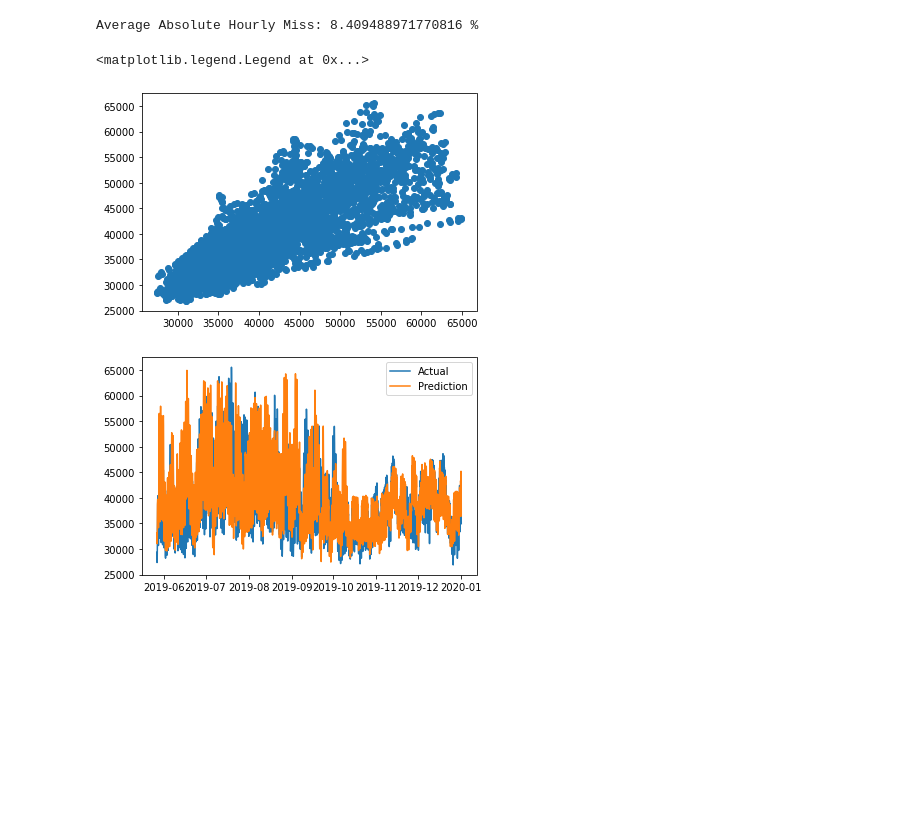
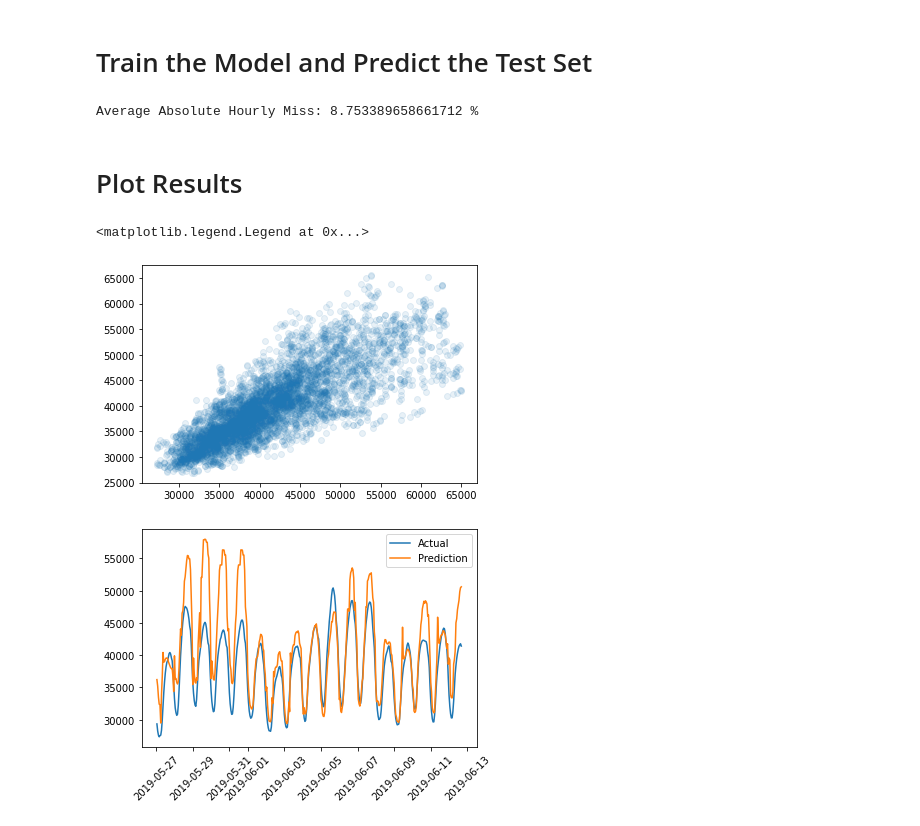
Before and after one commit to grantboggess/TechBrew, a Jupyter notebook: TechBrew_PredictingLoad.ipynb, the cells around one changed output. Drawn from its saved outputs; the diff is of its cells as text; code cells hidden in the pictures; blank space fills up the shorter version.

```diff
--- a/TechBrew_PredictingLoad.ipynb
+++ b/TechBrew_PredictingLoad.ipynb
@@ -64,0 +47,7 @@ loadData.describe()
+# %%
+loadData = pd.read_excel('MISO_Central_Load.xlsx')
+loadData.DTTM = pd.to_datetime(loadData.DTTM)
+weatherData = pd.read_excel('Milwaukee_Weather.xlsx')
+weatherData.time = pd.to_datetime(weatherData.time)
+display(loadData.head())
+display(weatherData.head())
@@ -68,5 +94,6 @@ features['dttm'] = loadData.DTTM
 features['hour'] = loadData.DTTM.dt.hour
 features['dayOfYear'] = loadData.DTTM.dt.dayofyear
 features['dayOfWeek'] = loadData.DTTM.dt.dayofweek
+features = pd.merge_asof(features, weatherData, left_on = 'dttm', right_on = 'time')
 features.head()
 # %% [output]
@@ -98,3 +114,9 @@ X_test = X_test.drop(columns = ['dttm'])
+# %%
+model = RandomForestRegressor(n_estimators = 2)
+# model = LinearRegression()
+# model = SVR()
+# %% [markdown]
+# Train the Model and Predict the Test Set
 # %%
 # Sklearn
 model.fit(X_train, Y_train)
@@ -102,6 +124,6 @@ prediction = model.predict(X_test)
 mae = 100*sum(abs(prediction - Y_test))/sum(Y_test)
 print(f'Average Absolute Hourly Miss: {mae} %')
 # %% [output]
-Average Absolute Hourly Miss: 8.409488971770816 %
+Average Absolute Hourly Miss: 8.753389658661712 %
 # %%
 # Keras
@@ -110,13 +140,16 @@ Average Absolute Hourly Miss: 8.409488971770816 %
 # mae = 100*sum(abs(prediction.ravel() - Y_test))/sum(Y_test)
 # print(f'Average Absolute Hourly Miss: {mae} %')
 # plt.scatter(prediction, Y_test)
+# %% [markdown]
+# Plot Results
 # %%
-plt.scatter(prediction, Y_test)
+plt.scatter(prediction, Y_test, alpha = 0.1)
 plt.figure()
-plt.plot(testTime, Y_test)
-plt.plot(testTime, prediction)
+plt.plot(testTime[0:400], Y_test[0:400])
+plt.plot(testTime[0:400], prediction[0:400])
+plt.xticks(rotation = 45)
 plt.legend(['Actual', 'Prediction'])
 # %% [output]
 <matplotlib.legend.Legend at 0x...>
-[figure, old version]
+[figure, new version]
-[figure, old version]
+[figure, new version]
```
Also changed, not shown: parts of 14 cells of this notebook.
